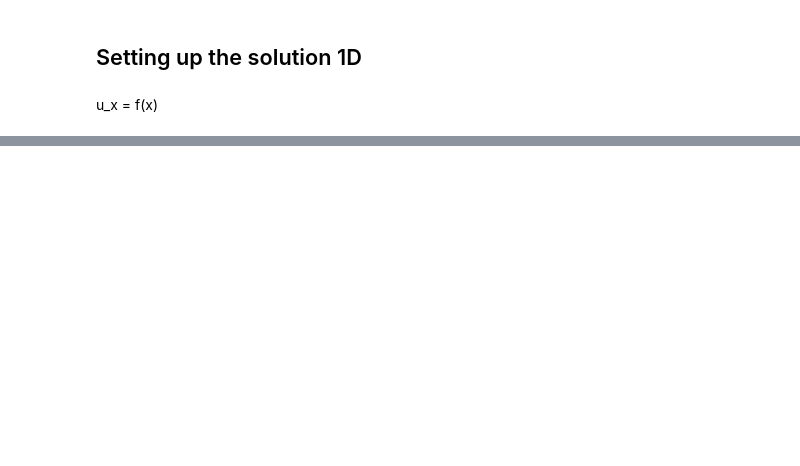
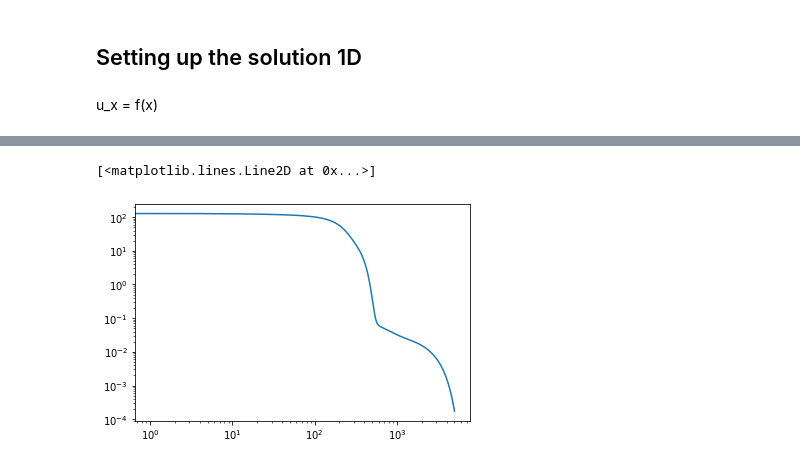
Before and after one commit to runehoejlund/deep-learning-pinn, a Jupyter notebook: PINN-BVP.ipynb, the cells around one changed output, grey strips where cells are left out. Cells and saved outputs as stored; diff of their text form; code cells hidden in the pictures; blank space fills up the shorter version.

```diff
--- a/PINN-BVP.ipynb
+++ b/PINN-BVP.ipynb
@@ -132,0 +242,12 @@ Text(0.5, 1.0, 'Initial network guess')
+# %%
+loss = []
+epochs = 5000
+N_in = 2
+N_out = 1
+N_hid = 100
+net = Net(N_in, N_out, N_hid)
+u_hat = net(x_train)
+for e in range(epochs):
+    loss.append(net.step(x_train, u_xx_train, x_b, u_b).detach())
+    if e%100 == 0:
+        print("PDE + BC loss = {:.2f}. Validation loss = {:.2f}".format(loss[-1], ((net(x_val) - u_val)**2).detach().sum()/len(u_val)))
@@ -132,0 +272,5 @@ Text(0.5, 1.0, 'Initial network guess')
+# %%
+plt.loglog(loss)
+# %% [output]
+[<matplotlib.lines.Line2D at 0x...>]
+[figure, added]
```
Also changed, not shown: parts of 21 cells of this notebook.
